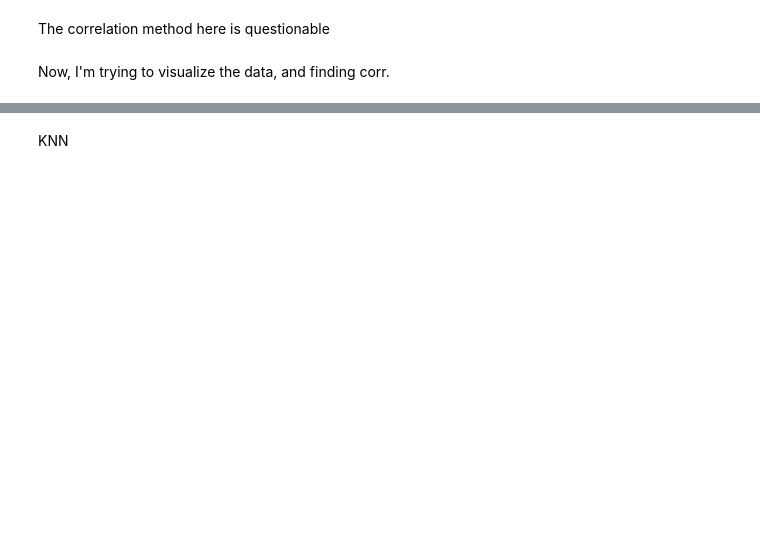
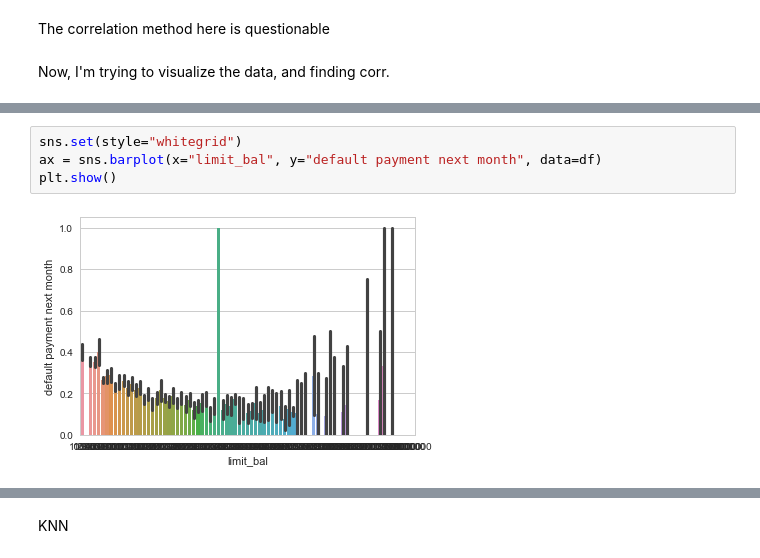
Before and after one commit to Jingophelia/Projects, a Jupyter notebook: Capstone/capstone.ipynb, the cells around one changed output, grey strips where cells are left out. Drawn from its saved outputs; the diff is of its cells as text; blank space fills up the shorter version.

```diff
--- a/Capstone/capstone.ipynb
+++ b/Capstone/capstone.ipynb
@@ -311,0 +391,6 @@ plt.show()
+# %%
+sns.set(style="whitegrid")
+ax = sns.barplot(x="limit_bal", y="default payment next month", data=df)
+plt.show()
+# %% [output]
+[figure, added]
```
Also changed, not shown: parts of 31 cells of this notebook, 1 other file.
